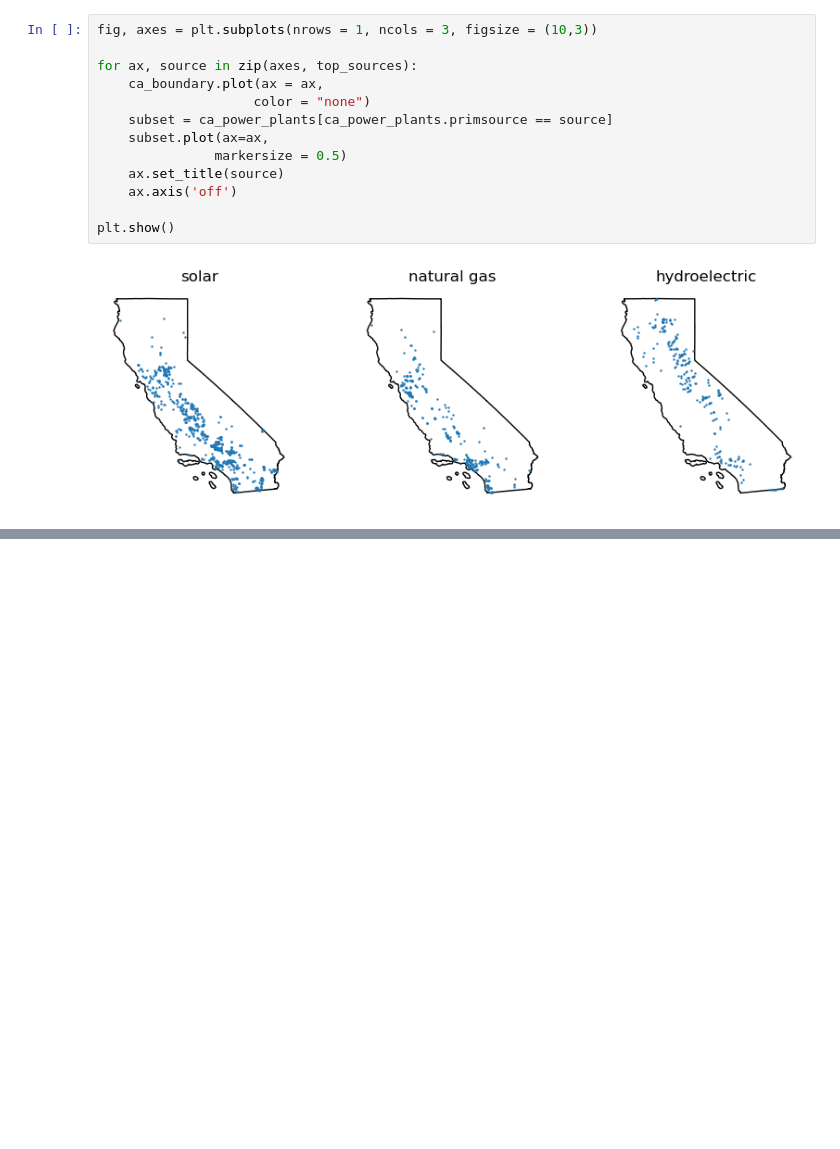
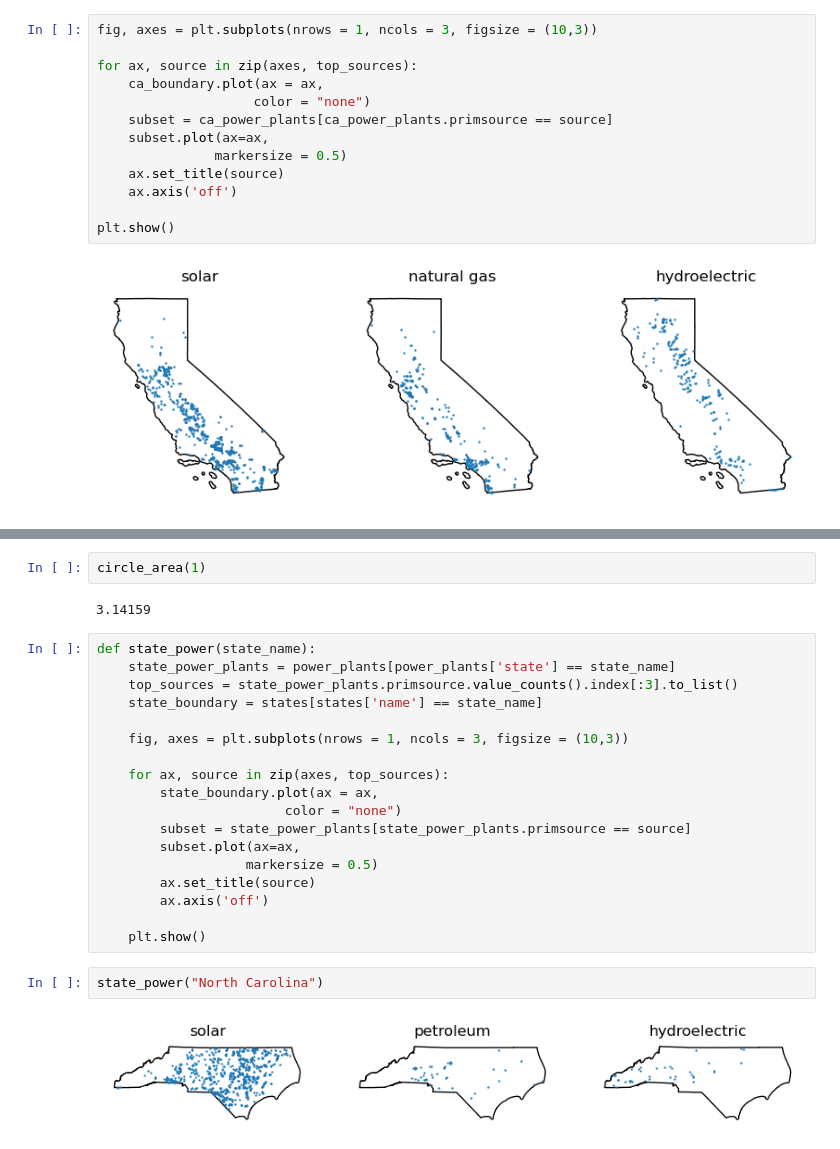
Before and after one commit to ceh58/eds220-2024-in-class, a Jupyter notebook: week5-csv-to-geodf.ipynb, the cells around one changed output, grey strips where cells are left out. Saved outputs shown, nothing was run; the diff lists cells and outputs as text; blank space fills up the shorter version.

Commit message:
Create state function.

```diff
--- a/week5-csv-to-geodf.ipynb
+++ b/week5-csv-to-geodf.ipynb
@@ -408,0 +450,26 @@ plt.show()
+# %%
+circle_area(1)
+# %% [output]
+3.14159
+# %%
+def state_power(state_name):
+    state_power_plants = power_plants[power_plants['state'] == state_name]
+    top_sources = state_power_plants.primsource.value_counts().index[:3].to_list()
+    state_boundary = states[states['name'] == state_name]
+
+    fig, axes = plt.subplots(nrows = 1, ncols = 3, figsize = (10,3))
+
+    for ax, source in zip(axes, top_sources):
+        state_boundary.plot(ax = ax,
+                        color = "none")
+        subset = state_power_plants[state_power_plants.primsource == source]
+        subset.plot(ax=ax,
+                   markersize = 0.5)
+        ax.set_title(source)
+        ax.axis('off')
+
+    plt.show()
+# %%
+state_power("North Carolina")
+# %% [output]
+[figure, added]
```
Also changed, not shown: parts of 5 cells of this notebook.
